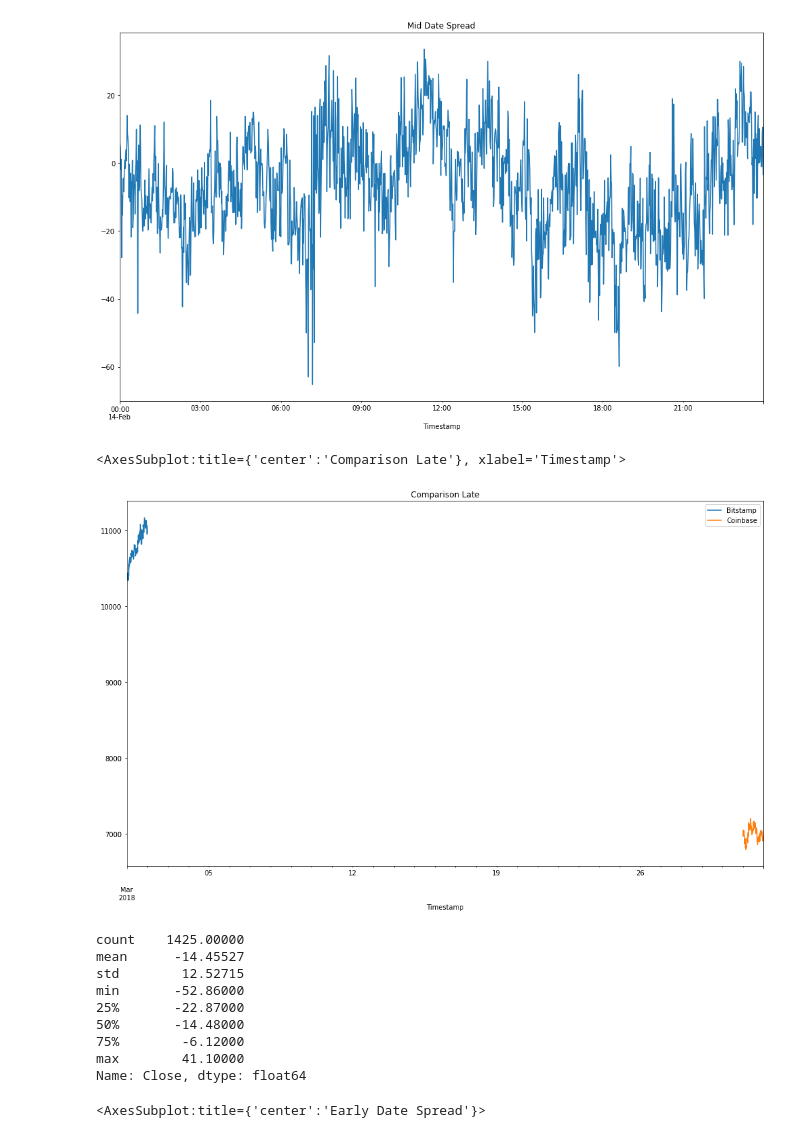
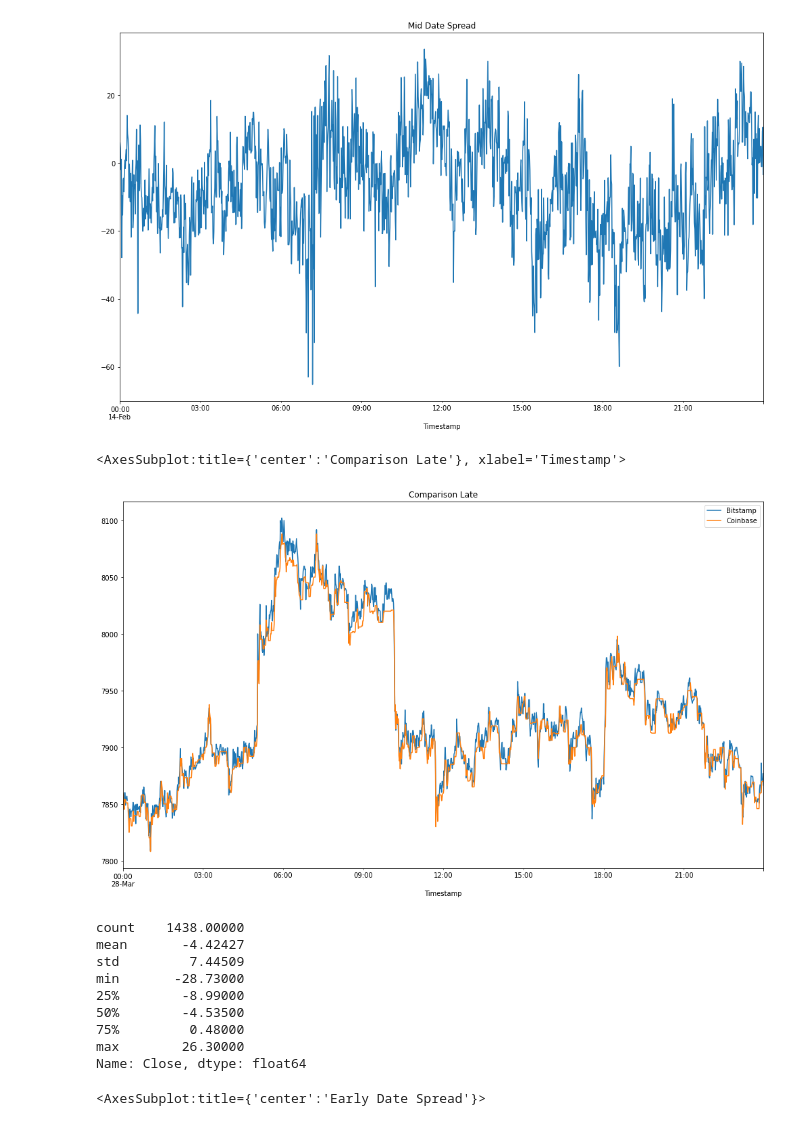
Before and after one commit to etanwinograd/Challenge3, a Jupyter notebook: crypto_arbitrage.ipynb, the cells around one changed output. Saved outputs shown, nothing was run; the diff lists cells and outputs as text; code cells hidden in the pictures.

```diff
--- a/crypto_arbitrage.ipynb
+++ b/crypto_arbitrage.ipynb
@@ -463,29 +461,29 @@ arbitrage_spread_middle.plot(title = "Mid Date Spread", figsize=(17, 10))
 # %%
 # Create an overlay plot that visualizes the two dataframes over a period of one day from late in the dataset.
 # Be sure that the plots include the parameters `legend`, `figsize`, `title`, `color` and `label`
 # YOUR CODE HERE
-ax = bitstamp_sliced["2018-03-01"].plot(legend=True, label = "Bitstamp")
-coinbase_sliced["2018-03-31"].plot(ax=ax, legend = True, figsize=(17, 10), title="Comparison Late", label = "Coinbase")
+ax = bitstamp_sliced["2018-03-28"].plot(legend=True, label = "Bitstamp")
+coinbase_sliced["2018-03-28"].plot(ax=ax, legend = True, figsize=(17, 10), title="Comparison Late", label = "Coinbase")
 # %% [output]
 <AxesSubplot:title={'center':'Comparison Late'}, xlabel='Timestamp'>
-[figure, old version]
+[figure, new version]
 # %%
 # Using the date from the late that you have selected, calculate the arbitrage spread
 # by subtracting the bitstamp lower closing prices from the coinbase higher closing prices
 # YOUR CODE HERE
-arbitrage_spread_late = coinbase_sliced["2018-03-01"] - bitstamp_sliced["2018-03-01"]
+arbitrage_spread_late = coinbase_sliced["2018-03-28"] - bitstamp_sliced["2018-03-28"]
 # Generate summary statistics for the late DataFrame
 # YOUR CODE HERE
 arbitrage_spread_late.describe()
 # %% [output]
-count    1425.00000
-mean      -14.45527
-std        12.52715
-min       -52.86000
-25%       -22.87000
-50%       -14.48000
-75%        -6.12000
-max        41.10000
+count    1438.00000
+mean       -4.42427
+std         7.44509
+min       -28.73000
+25%        -8.99000
+50%        -4.53500
+75%         0.48000
+max        26.30000
 Name: Close, dtype: float64
 # %%
 # Visualize the arbitrage spread from late in the dataset in a box plot
```
Also changed, not shown: parts of 9 cells of this notebook.
